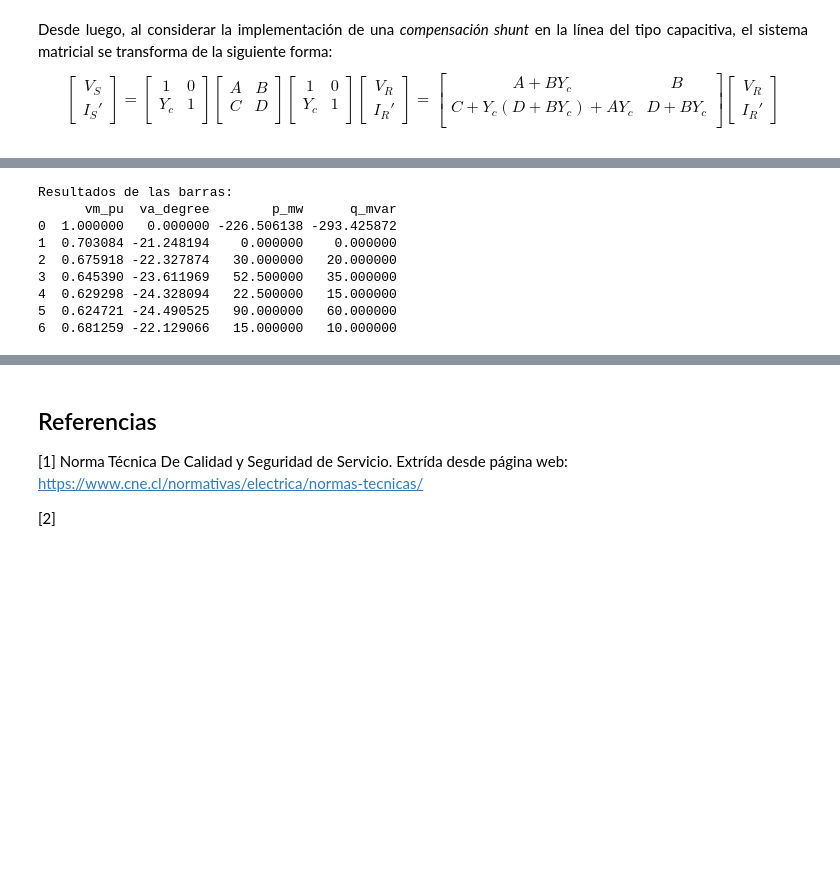
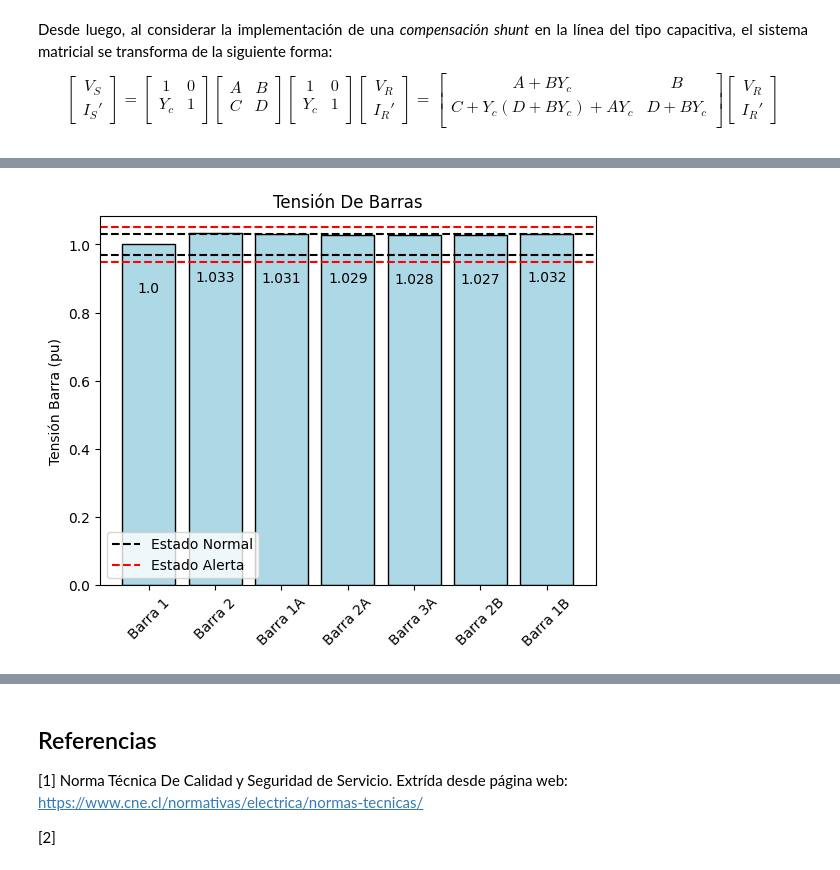
Before and after one commit to Subatchi/G5B_SEP1_S1_2024, a Jupyter notebook: TAREA I.ipynb, the cells around one changed output, grey strips where cells are left out. Drawn from its saved outputs; the diff is of its cells as text; code cells hidden in the pictures; blank space fills up the shorter version.

```diff
--- a/TAREA I.ipynb
+++ b/TAREA I.ipynb
@@ -317,13 +317,0 @@ plt.show()
-# %%
-print("Resultados de las barras:")
-print(net2.res_bus)
-# %% [output]
-Resultados de las barras:
-      vm_pu  va_degree        p_mw      q_mvar
-0  1.000000   0.000000 -226.506138 -293.425872
-1  0.703084 -21.248194    0.000000    0.000000
-2  0.675918 -22.327874   30.000000   20.000000
-3  0.645390 -23.611969   52.500000   35.000000
-4  0.629298 -24.328094   22.500000   15.000000
-5  0.624721 -24.490525   90.000000   60.000000
-6  0.681259 -22.129066   15.000000   10.000000
@@ -406,0 +318,25 @@ print(Ybuss)
+# %%
+#B) Análisis de Tensiones de Barra
+resultados_bus = net2.res_bus
+import matplotlib.pyplot as plt
+Bus = []
+Voltage_pu = []
+for n, lin in net2.bus.iterrows():
+    Bus.append(lin['name'])
+    res_bus1 = resultados_bus.loc[resultados_bus.index == n]
+    Voltage_pu.append(round(res_bus1['vm_pu'].values[0],3))
+
+plt.bar(Bus, Voltage_pu, color='lightblue',edgecolor='black')
+plt.axhline(y=0.97, color='k', linestyle='--',label='Estado Normal')  # Línea en y=15
+plt.axhline(y=1.03, color='k', linestyle='--')  # Línea en y=15
+plt.axhline(y=0.95, color='r', linestyle='--',label='Estado Alerta')   # Línea en y=20
+plt.axhline(y=1.05, color='r', linestyle='--')   # Línea en y=20
+plt.ylabel('Tensión Barra (pu)')
+plt.xticks(rotation=45)
+plt.title('Tensión De Barras')
+for i, valor in enumerate(Voltage_pu):
+    plt.annotate(str(valor), xy=(i, valor-0.15), ha='center', va='bottom')
+plt.legend()
+plt.show()
+# %% [output]
+[figure, added]
```
Also changed, not shown: parts of 8 cells of this notebook.
